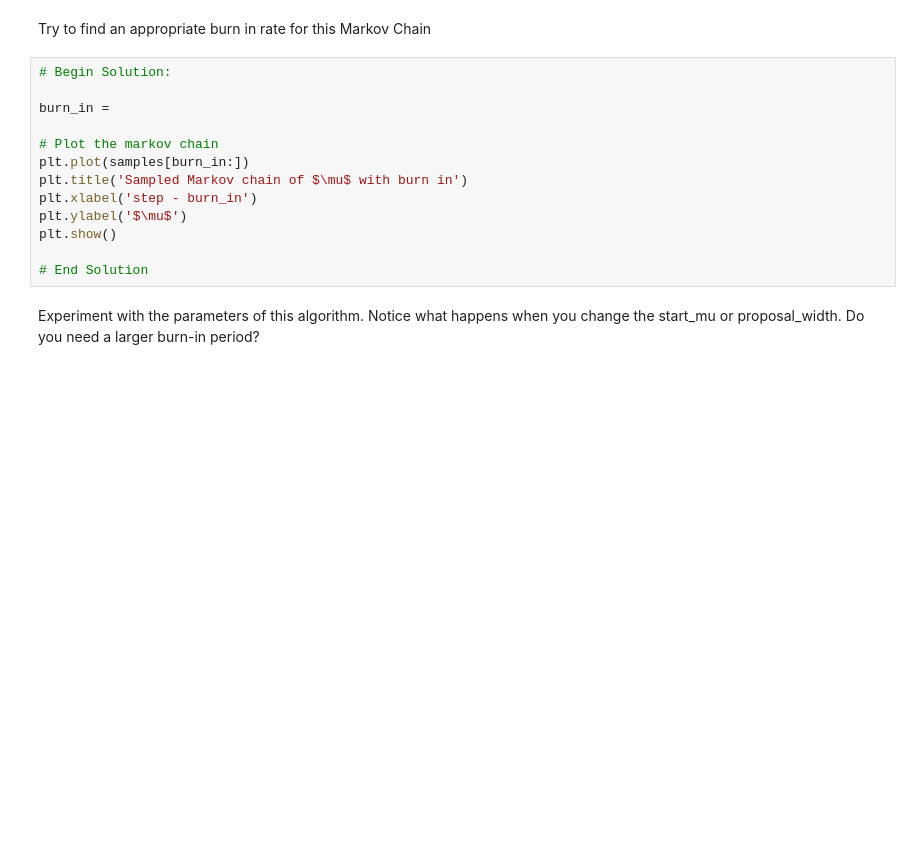
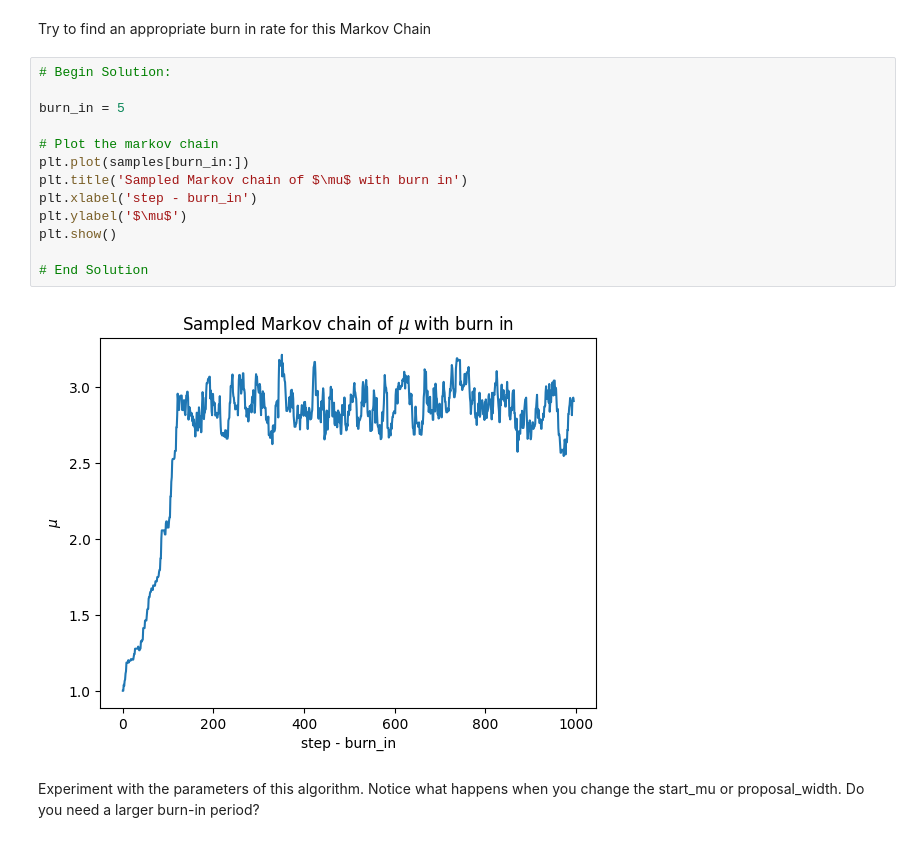
Before and after one commit to SpondanB/UoM_Decision_making_under_uncertainty_sem_1, a Jupyter notebook: Labs/Lab 2 - Statistical Inference.ipynb, the cells around one changed output. Cells and saved outputs as stored; diff of their text form; blank space fills up the shorter version.

```diff
--- a/Labs/Lab 2 - Statistical Inference.ipynb
+++ b/Labs/Lab 2 - Statistical Inference.ipynb
@@ -487,16 +491,18 @@ Try to find an appropriate burn in rate for this Markov Chain
 # %%
 # Begin Solution:
 
-burn_in =
+burn_in = 5
 
 # Plot the markov chain
 plt.plot(samples[burn_in:])
 plt.title('Sampled Markov chain of $\mu$ with burn in')
 plt.xlabel('step - burn_in')
 plt.ylabel('$\mu$')
 plt.show()
 
 # End Solution
+# %% [output]
+[figure, added]
 # %% [markdown]
 Experiment with the parameters of this algorithm. Notice what happens when you change the start_mu or proposal_width. Do you need a larger burn-in period?
 # %% [markdown]
```
Also changed, not shown: parts of 16 cells of this notebook.
